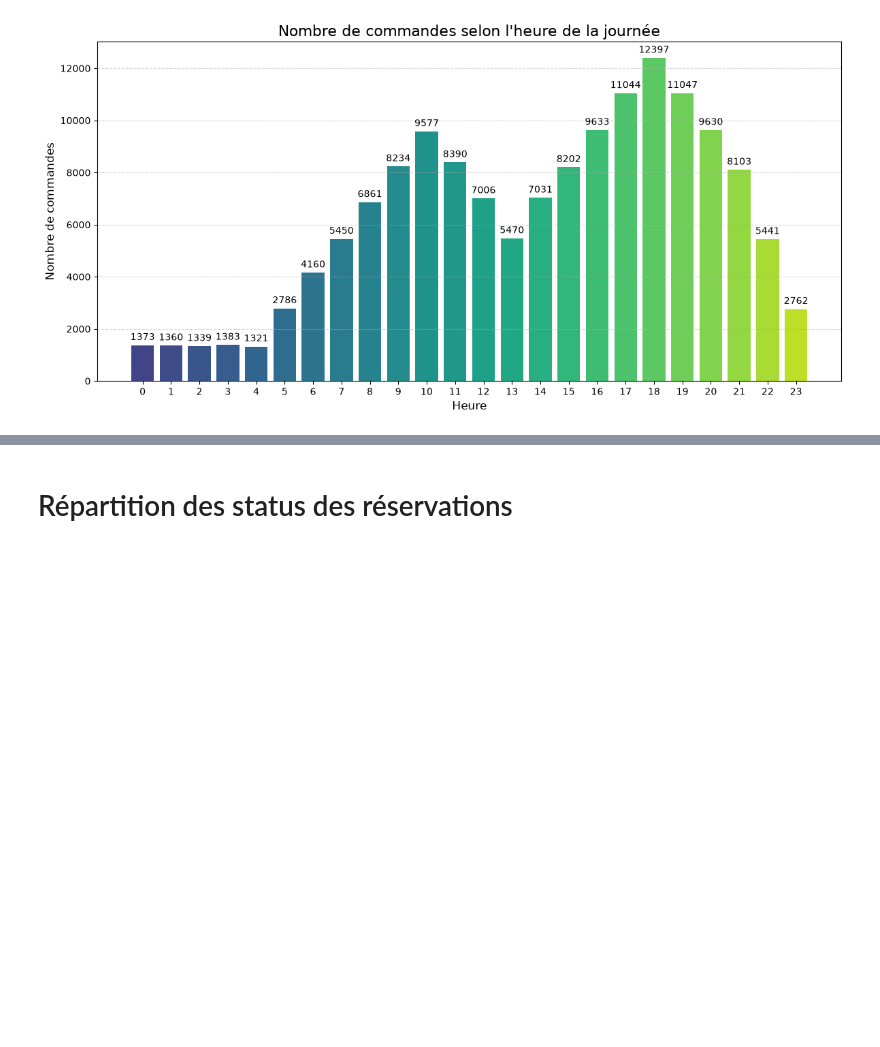
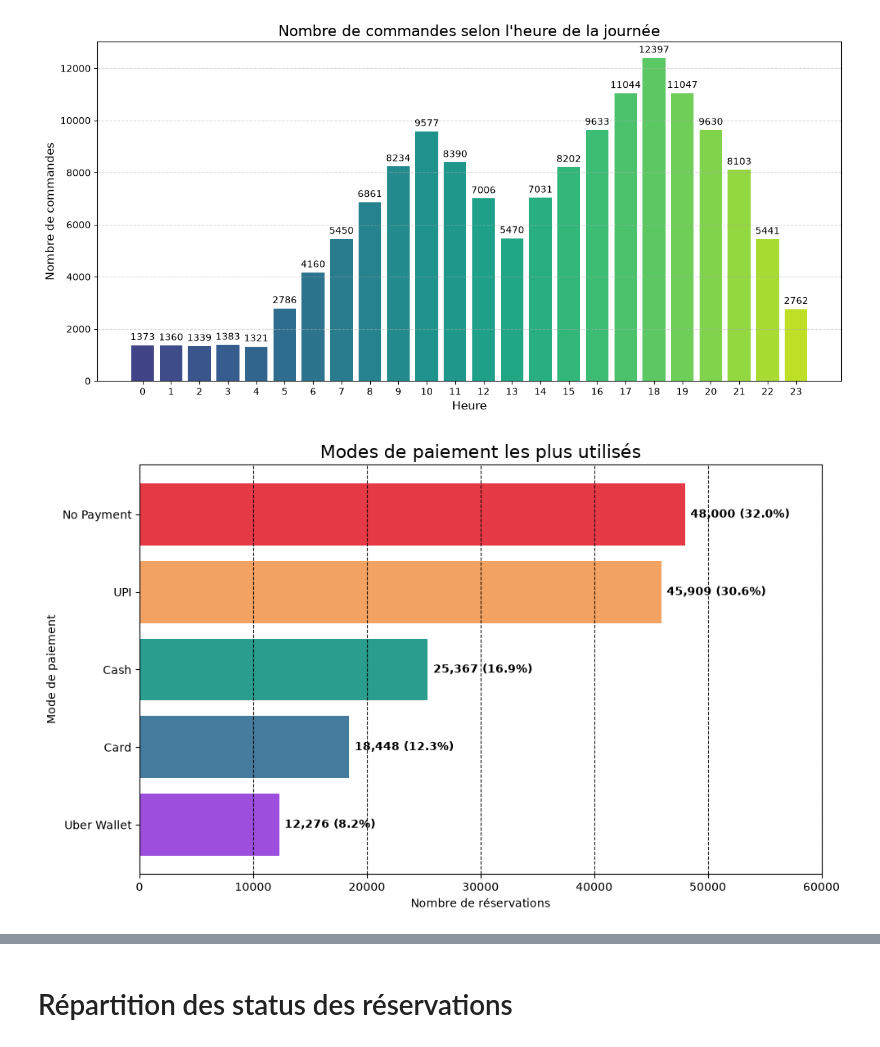
Before and after one commit to Balkis-dev/Repository_Booking, a Jupyter notebook: nettoyer_booking_data.ipynb, the cells around one changed output, grey strips where cells are left out. Saved outputs shown, nothing was run; the diff lists cells and outputs as text; code cells hidden in the pictures; blank space fills up the shorter version.

```diff
--- a/nettoyer_booking_data.ipynb
+++ b/nettoyer_booking_data.ipynb
@@ -790,6 +810,86 @@ plt.tight_layout()
 plt.show()
 # %% [output]
 [figure]
+# %%
+import matplotlib.pyplot as plt
+
+# Comptage des modes de paiement
+payment = (
+    df["Payment Method"]
+    .value_counts()
+    .sort_values(ascending=True)
+)
+
+# Calcul des pourcentages
+pourcentages = (
+    payment / payment.sum() * 100
+)
+
+# Couleurs
+couleurs = {
+    "Card": "#457B9D",
+    "Cash": "#2A9D8F",
+    "UPI": "#F4A261",
+    "Uber Wallet": "#9D4EDD",
+    "No Payment": "#E63946"
+}
+
+bar_colors = [
+    couleurs.get(mode, "gray")
+    for mode in payment.index
+]
+
+plt.figure(figsize=(10, 6))
+
+bars = plt.barh(
+    payment.index,
+    payment.values,
+    color=bar_colors
+)
+
+# Affichage des valeurs et pourcentages
+for i, bar in enumerate(bars):
+    largeur = bar.get_width()
+
+    plt.text(
+        largeur + payment.max()*0.01,
+        bar.get_y() + bar.get_height()/2,
+        f"{int(largeur):,} ({pourcentages.iloc[i]:.1f}%)",
+        va="center",
+        fontsize=10,
+        fontweight="bold"
+    )
+
+# Marge à droite
+plt.xlim(
+    0,
+    payment.max()*1.25
+)
+
+plt.title(
+    "Modes de paiement les plus utilisés",
+    fontsize=16
+)
+
+plt.xlabel(
+    "Nombre de réservations"
+)
+
+plt.ylabel(
+    "Mode de paiement"
+)
+
+plt.grid(
+    axis="x",
+    linestyle="--",
+    alpha=0.9,
+    color="black"
+)
+
+plt.tight_layout()
+plt.show()
+# %% [output]
+[figure, added]
 # %%
 data = []
 labels= []
```
Also changed, not shown: parts of 32 cells of this notebook, 1 other file.
